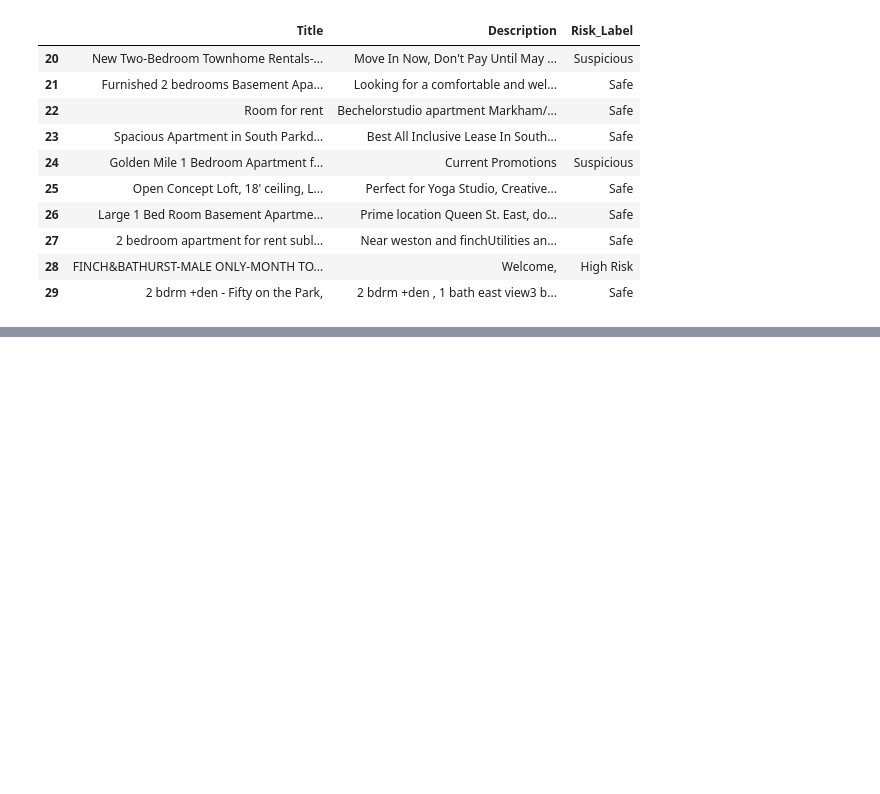
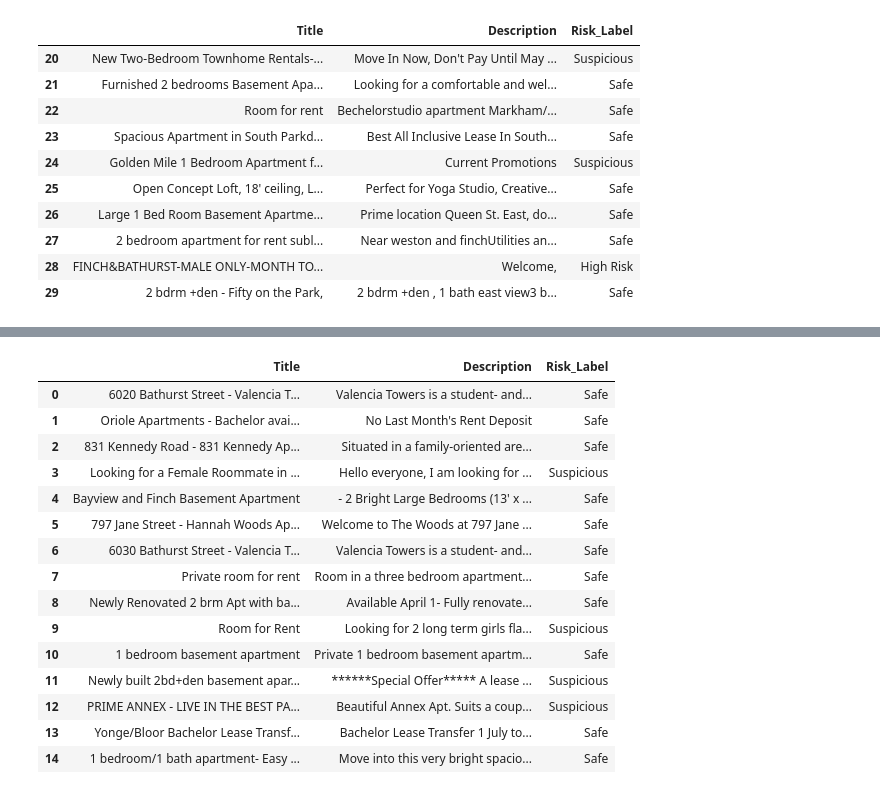
Before and after one commit to AlemMekru/Deep_Learning_Systems, a Jupyter notebook: deep_learning.ipynb, the cells around one changed output, grey strips where cells are left out. Saved outputs shown, nothing was run; the diff lists cells and outputs as text; code cells hidden in the pictures; blank space fills up the shorter version.

```diff
--- a/deep_learning.ipynb
+++ b/deep_learning.ipynb
@@ -358,0 +519,37 @@ sample_df.loc[20:29]
+# %%
+# Label rows 0 to 14
+review_df.loc[0, "Risk_Label"] = "Safe"
+review_df.loc[1, "Risk_Label"] = "Safe"
+review_df.loc[2, "Risk_Label"] = "Safe"
+review_df.loc[3, "Risk_Label"] = "Suspicious"
+review_df.loc[4, "Risk_Label"] = "Safe"
+review_df.loc[5, "Risk_Label"] = "Safe"
+review_df.loc[6, "Risk_Label"] = "Safe"
+review_df.loc[7, "Risk_Label"] = "Safe"
+review_df.loc[8, "Risk_Label"] = "Safe"
+review_df.loc[9, "Risk_Label"] = "Suspicious"
+review_df.loc[10, "Risk_Label"] = "Safe"
+review_df.loc[11, "Risk_Label"] = "Suspicious"
+review_df.loc[12, "Risk_Label"] = "Suspicious"
+review_df.loc[13, "Risk_Label"] = "Safe"
+review_df.loc[14, "Risk_Label"] = "Safe"
+
+# Show first 15 labeled rows
+review_df.head(15)
+# %% [output]
+|  | Title | Description | Risk_Label |
+| 0 | 6020 Bathurst Street - Valencia T... | Valencia Towers is a student- and... | Safe |
+| 1 | Oriole Apartments - Bachelor avai... | No Last Month's Rent Deposit | Safe |
+| 2 | 831 Kennedy Road - 831 Kennedy Ap... | Situated in a family-oriented are... | Safe |
+| 3 | Looking for a Female Roommate in ... | Hello everyone, I am looking for ... | Suspicious |
+| 4 | Bayview and Finch Basement Apartment | - 2 Bright Large Bedrooms (13' x ... | Safe |
+| 5 | 797 Jane Street - Hannah Woods Ap... | Welcome to The Woods at 797 Jane ... | Safe |
+| 6 | 6030 Bathurst Street - Valencia T... | Valencia Towers is a student- and... | Safe |
+| 7 | Private room for rent | Room in a three bedroom apartment... | Safe |
+| 8 | Newly Renovated 2 brm Apt with ba... | Available April 1- Fully renovate... | Safe |
+| 9 | Room for Rent | Looking for 2 long term girls fla... | Suspicious |
+| 10 | 1 bedroom basement apartment | Private 1 bedroom basement apartm... | Safe |
+| 11 | Newly built 2bd+den basement apar... | ******Special Offer***** A lease ... | Suspicious |
+| 12 | PRIME ANNEX - LIVE IN THE BEST PA... | Beautiful Annex Apt. Suits a coup... | Suspicious |
+| 13 | Yonge/Bloor Bachelor Lease Transf... | Bachelor Lease Transfer 1 July to... | Safe |
+| 14 | 1 bedroom/1 bath apartment- Easy ... | Move into this very bright spacio... | Safe |
```
Also changed, not shown: parts of 12 cells of this notebook.
